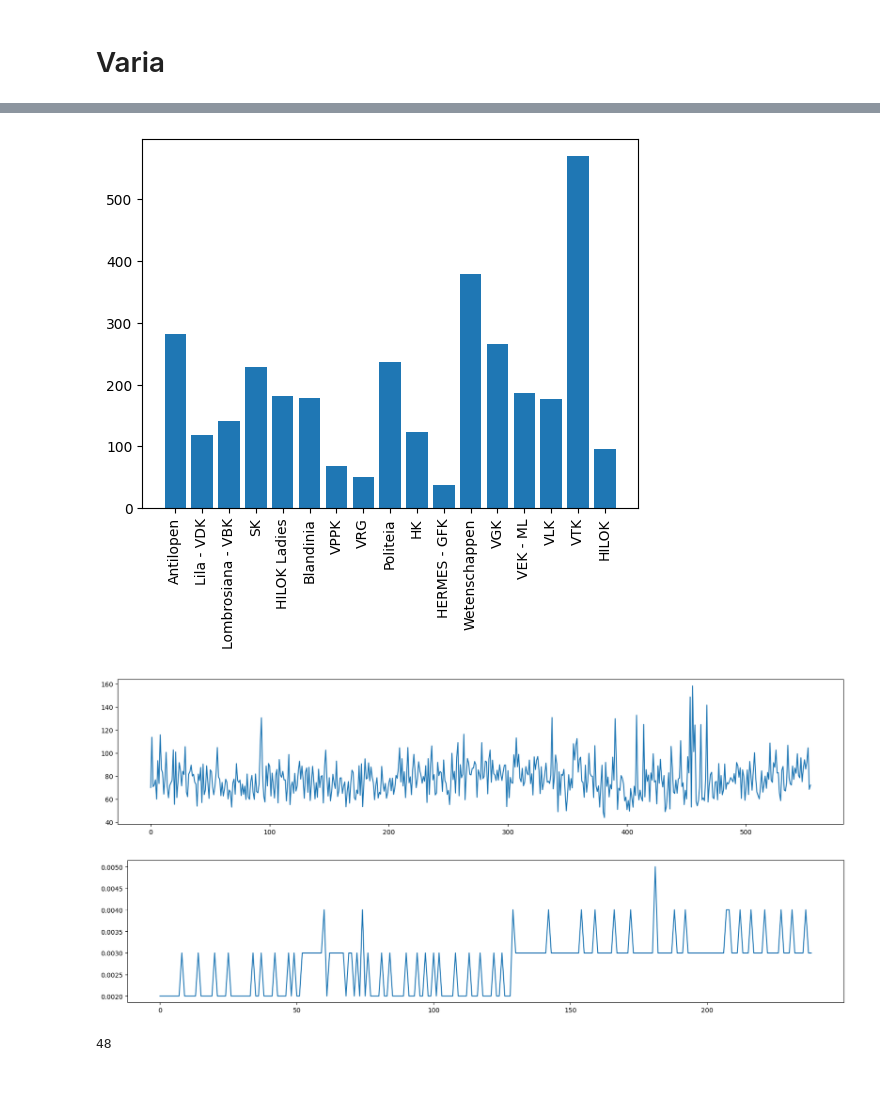
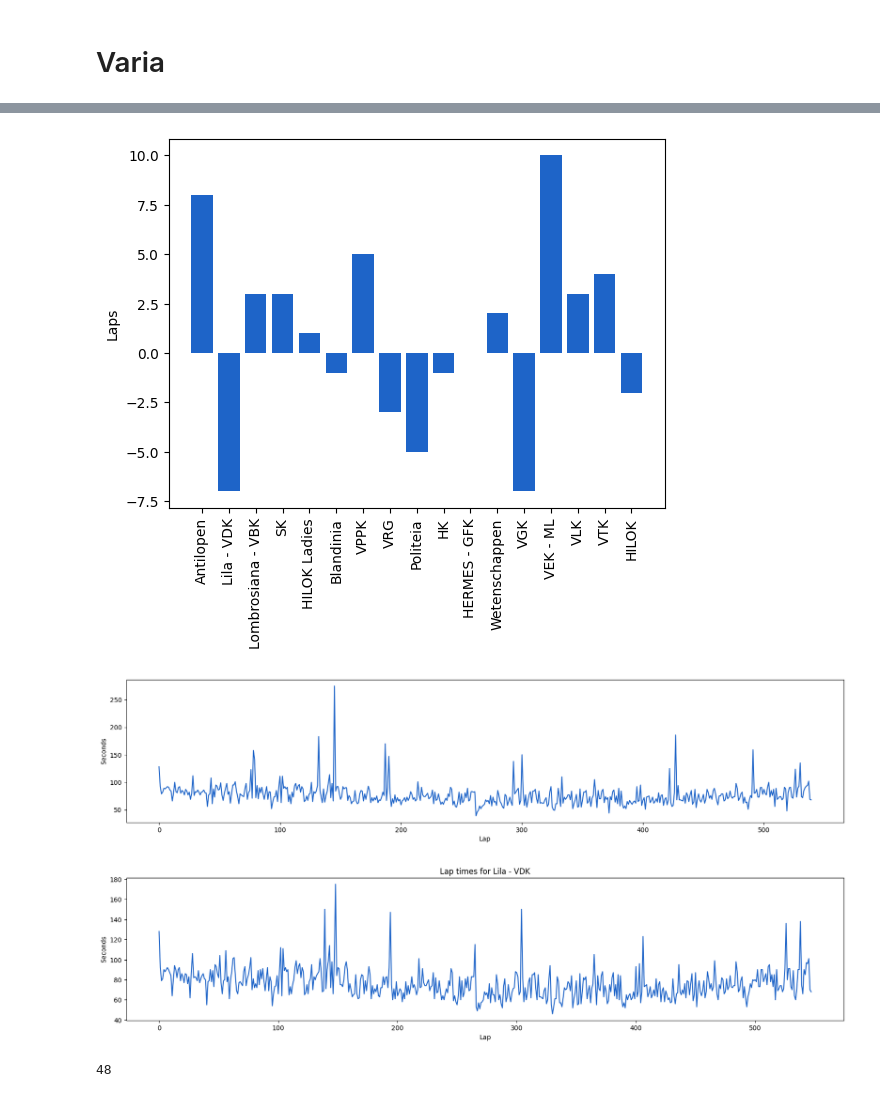
Before and after one commit to FKD13/12urenloop-hmmlearn, a Jupyter notebook: hmmtries.ipynb, the cells around one changed output, grey strips where cells are left out. Saved outputs shown, nothing was run; the diff lists cells and outputs as text; code cells hidden in the pictures.

```diff
--- a/hmmtries.ipynb
+++ b/hmmtries.ipynb
@@ -12,12 +18,22 @@ from collections import Counter
 # Fetching Data
 # %%
 from requests import get as _get
+from os.path import isfile
+import json
 
 BASE_URL = 'http://localhost:8080'
 
 
 def get(url: str) -> list:
-    l = _get(f'{BASE_URL}/{url}').json()
+    l = None
+    if isfile(f"{url}.json"):
+        with open(f"{url}.json", "r") as file:
+            l = json.loads(file.read())
+    else:
+        l = _get(f'{BASE_URL}/{url}').json()
+        with open(f"{url}.json", "w") as file:
+            file.write(json.dumps(l))
+
     print(l[0])
     print(f'Fetched {len(l)} items')
     return l
@@ -67,7 +83,7 @@ for detection in detections:
         switchover_index += 1
 
     if detection["batonId"] in baton_team:
-        if detection["rssi"] > -80:
+        if detection["rssi"] > -75:
             current_detections = team_detections[baton_team[detection["batonId"]]["id"]]
             if len(current_detections) > 0 and current_detections[-1]["timestamp"] == detection["timestamp"]:
                 if current_detections[-1]["rssi"] < detection["rssi"]:
@@ -135,0 +142,6 @@ plt.show()
+# %%
+y = list(map(lambda x: -x, model.monitor_.history))
+x = range(1, len(y)+1)
+plt.plot(x, y)
+plt.yscale('log', base=10)
+plt.show()
@@ -155,3 +176,4 @@ for _ in range(7):
     i = find_next(i)
 
 tranlate_path = {v: i for i, v in enumerate(segment_order)}
+tranlate_path = [0,1,2,3,4,5,6]
@@ -404,27 +462,35 @@ diff
 # %%
 # Make a random dataset:
 y_pos = np.arange(len(labels))
 
 # Create bars
-plt.bar(y_pos, diff.values())
+plt.bar(y_pos, diff.values(),  color='#1E64C8')
 
 # Create names on the x-axis
-plt.xticks(y_pos, diff.keys(), rotation=90)
+plt.xticks(y_pos, labels, rotation=90)
+
+# Title
+#plt.title("Lap differences Found parameters compared to Static parameters")
+plt.ylabel("Laps")
+#plt.xlabel("Team")
 
 # Show graphic
 plt.show()
 # %% [output]
-[figure, old version]
+[figure, new version]
 # %%
-i = 17
+i = 9
 relative_laptimes = []
 prev = team_laps[i][0]
-for t in team_laps[i][1:]:
+for t in team_laps[i][1:-1]:
     relative_laptimes.append((t-prev)/1000)
     prev = t
 
 plt.figure(figsize=(20, 4))
-plt.plot(np.array(relative_laptimes))
+#plt.title(f"Lap times for {team_by_id[i]['name']}")
+plt.ylabel("Seconds")
+plt.xlabel("Lap")
+plt.plot(np.array(relative_laptimes),color='#1E64C8')
 plt.show()
 
 lapss = [lap["timestamp"] for lap in laps if lap["teamId"] == i and lap["lapSourceId"] == 3]
@@ -436,11 +502,14 @@ for t in lapss[1:]:
     prev = t
 
 plt.figure(figsize=(20, 4))
-plt.plot(np.array(relative_laptimes))
+plt.title(f"Lap times for {team_by_id[i]['name']}")
+plt.ylabel("Seconds")
+plt.xlabel("Lap")
+plt.plot(np.array(relative_laptimes), color='#1E64C8')
 plt.show()
 # %% [output]
-[figure, old version]
+[figure, new version]
-[figure, old version]
+[figure, new version]
 # %%
 print(len([lap["timestamp"] for lap in laps if lap["teamId"] == 6 and lap["lapSourceId"] == 1]))
 # %% [output]
```
Also changed, not shown: parts of 25 cells of this notebook.
